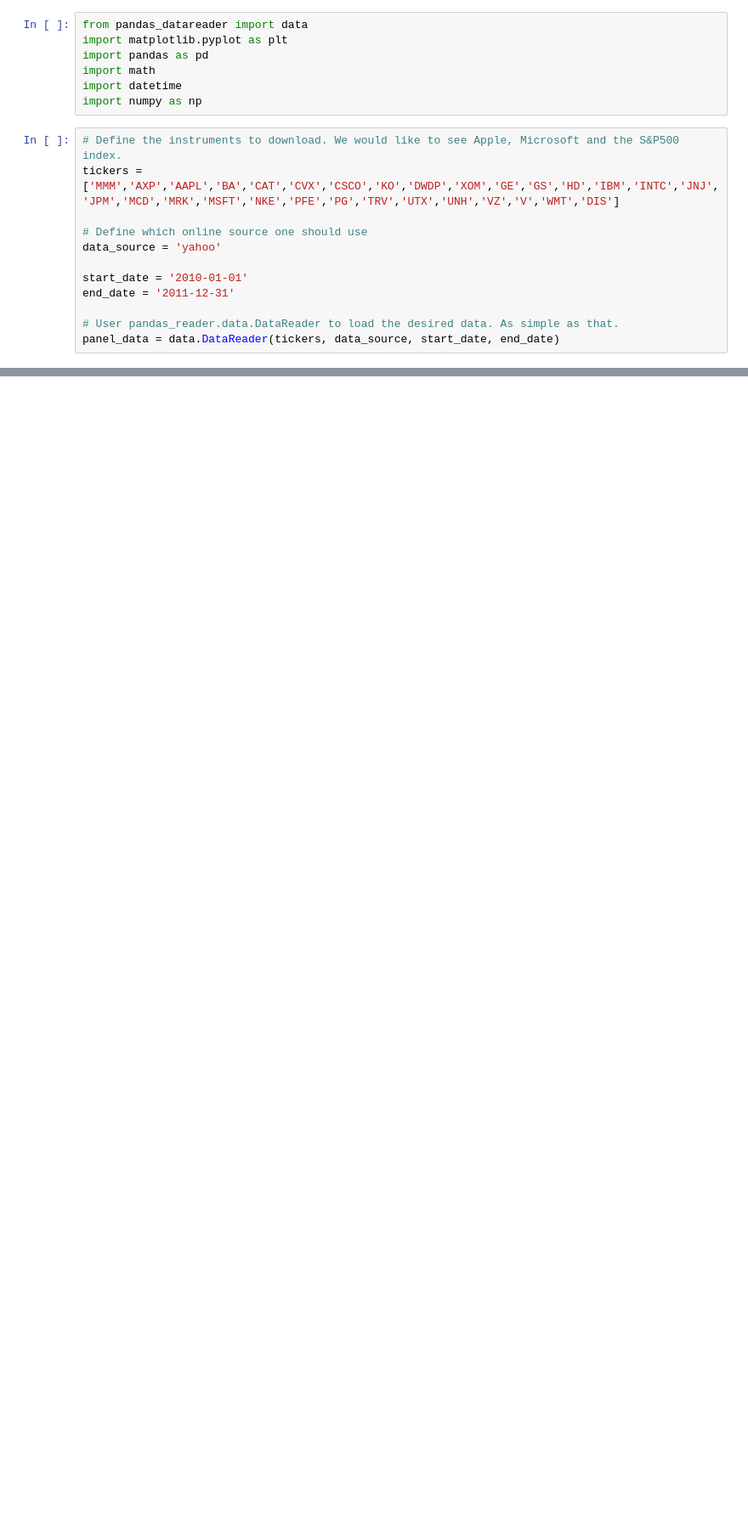
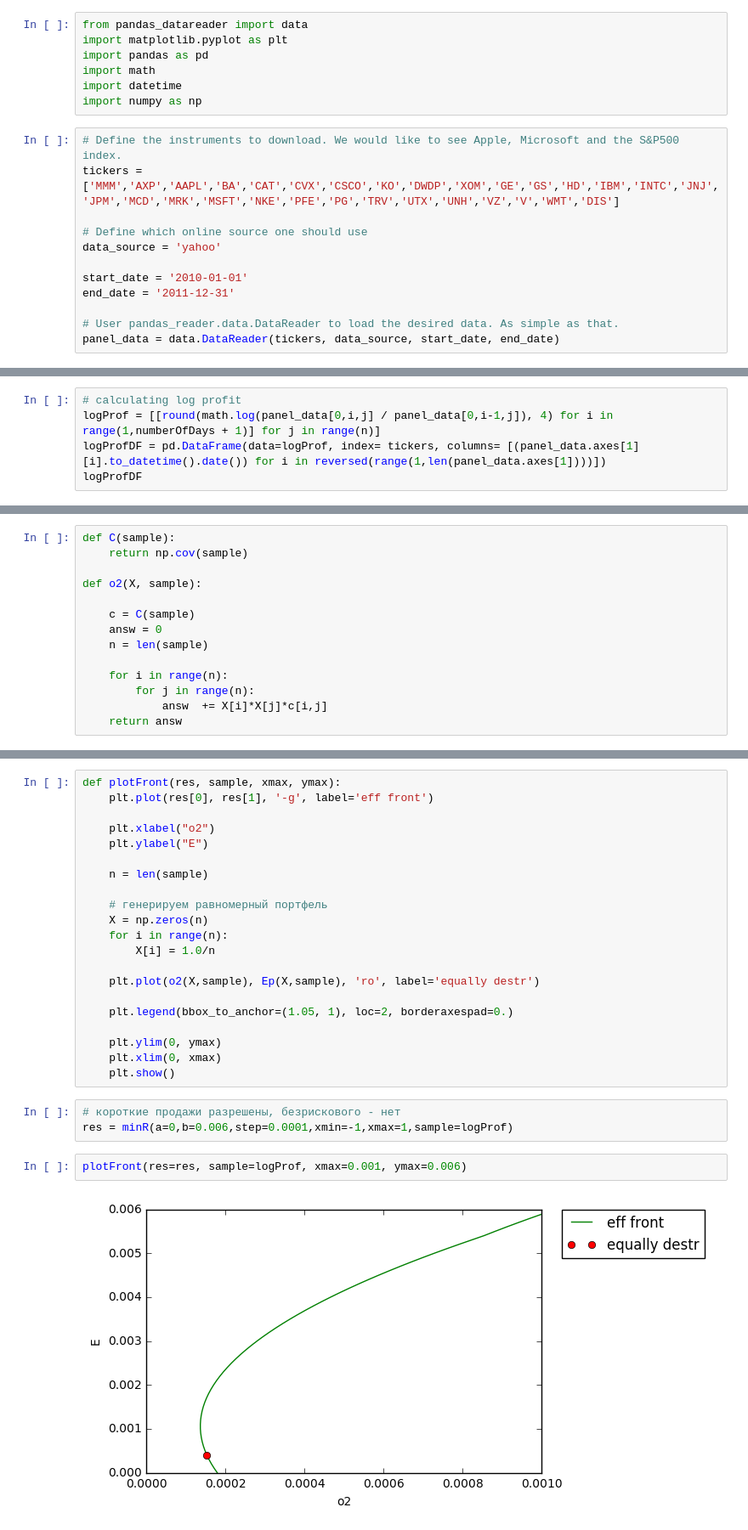
Before and after one commit to mistakemisure/tmp, a Jupyter notebook: vovse_ne_kalyagin_lab.ipynb, the cells around one changed output, grey strips where cells are left out. Shown at 85% size. Cells and saved outputs as stored; diff of their text form; blank space fills up the shorter version.

```diff
--- a/vovse_ne_kalyagin_lab.ipynb
+++ b/vovse_ne_kalyagin_lab.ipynb
@@ -249,0 +33,5 @@ plt.show()
+# %%
+# calculating log profit
+logProf = [[round(math.log(panel_data[0,i,j] / panel_data[0,i-1,j]), 4) for i in range(1,numberOfDays + 1)] for j in range(n)]
+logProfDF = pd.DataFrame(data=logProf, index= tickers, columns= [(panel_data.axes[1][i].to_datetime().date()) for i in reversed(range(1,len(panel_data.axes[1])))])
+logProfDF
@@ -249,0 +74,14 @@ plt.show()
+# %%
+def C(sample):
+    return np.cov(sample)
+
+def o2(X, sample):
+
+    c = C(sample)
+    answ = 0
+    n = len(sample)
+
+    for i in range(n):
+        for j in range(n):
+            answ  += X[i]*X[j]*c[i,j]
+    return answ
@@ -249,0 +111,28 @@ plt.show()
+# %%
+def plotFront(res, sample, xmax, ymax):
+    plt.plot(res[0], res[1], '-g', label='eff front')
+
+    plt.xlabel("o2")
+    plt.ylabel("E")
+
+    n = len(sample)
+
+    # генерируем равномерный портфель
+    X = np.zeros(n)
+    for i in range(n):
+        X[i] = 1.0/n
+
+    plt.plot(o2(X,sample), Ep(X,sample), 'ro', label='equally destr')
+
+    plt.legend(bbox_to_anchor=(1.05, 1), loc=2, borderaxespad=0.)
+
+    plt.ylim(0, ymax)
+    plt.xlim(0, xmax)
+    plt.show()
+# %%
+# короткие продажи разрешены, безрискового - нет
+res = minR(a=0,b=0.006,step=0.0001,xmin=-1,xmax=1,sample=logProf)
+# %%
+plotFront(res=res, sample=logProf, xmax=0.001, ymax=0.006)
+# %% [output]
+[figure, added]
```
Also changed, not shown: parts of 40 cells of this notebook.
